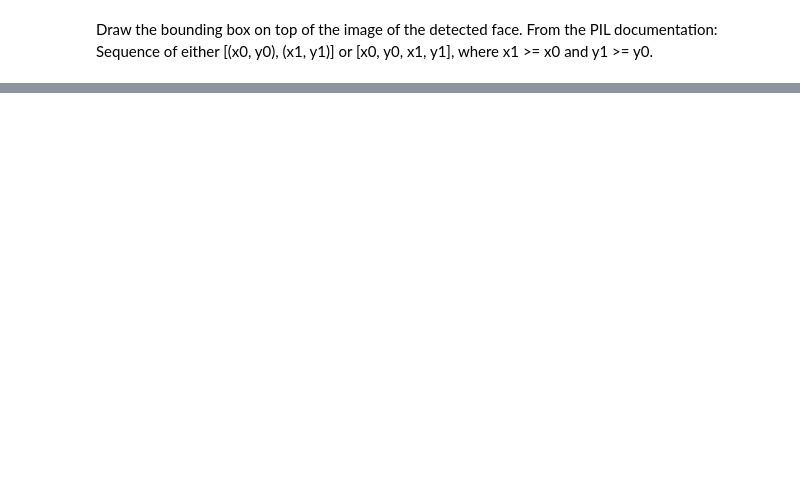
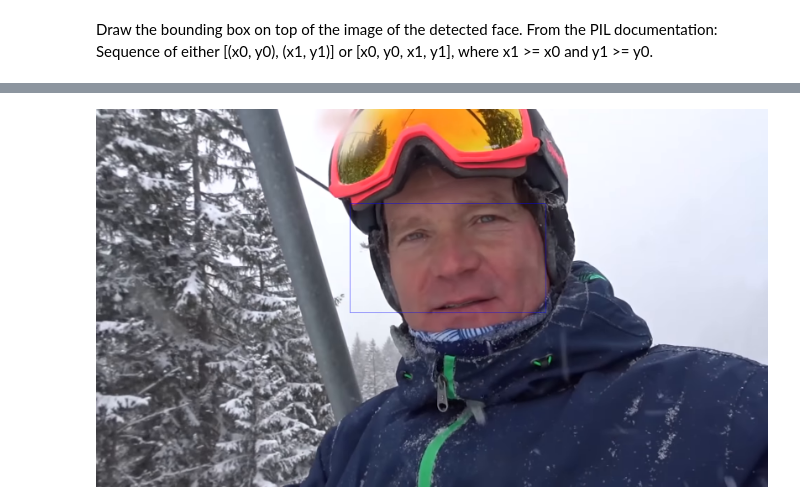
Before and after one commit to jordiboon/videopipe-viz, a Jupyter notebook: moviepy_example.ipynb, the cells around one changed output, grey strips where cells are left out. Cells and saved outputs as stored; diff of their text form; code cells hidden in the pictures; blank space fills up the shorter version.

```diff
--- a/moviepy_example.ipynb
+++ b/moviepy_example.ipynb
@@ -84,0 +93,11 @@ AttributeError: 'ImageDraw' object has no attribute 'show'
+# %%
+def draw_bounding_box(img, x0, y0, x1, y1):
+    """ Draw a bounding box (consisting of the points x0, y0, x1, y1) on top of a frame. """
+    copy = img.copy()
+    draw = ImageDraw.Draw(copy)
+    draw.rectangle([x0, y0, x1, y1], fill=None, outline='blue')
+    return copy
+# %%
+draw_bounding_box(img, *scaled_bb)
+# %% [output]
+[figure, added]
```
Also changed, not shown: parts of 11 cells of this notebook.
